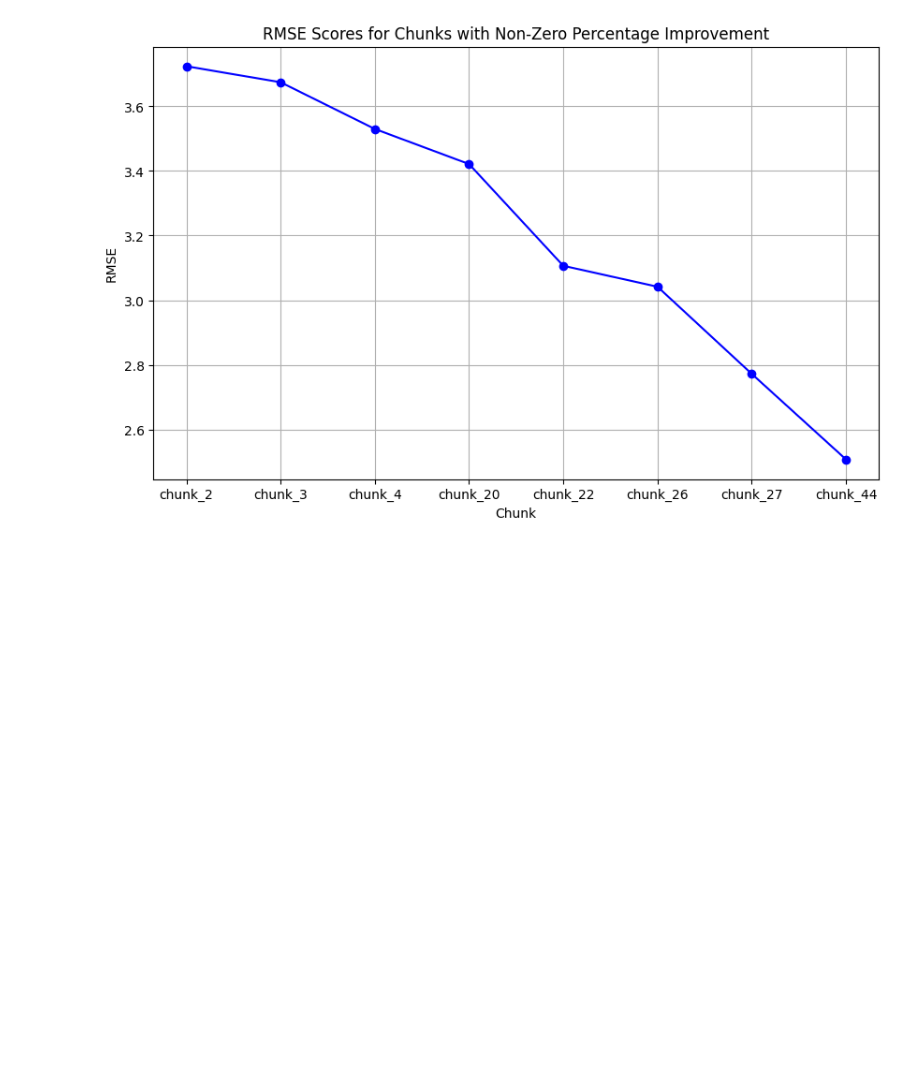
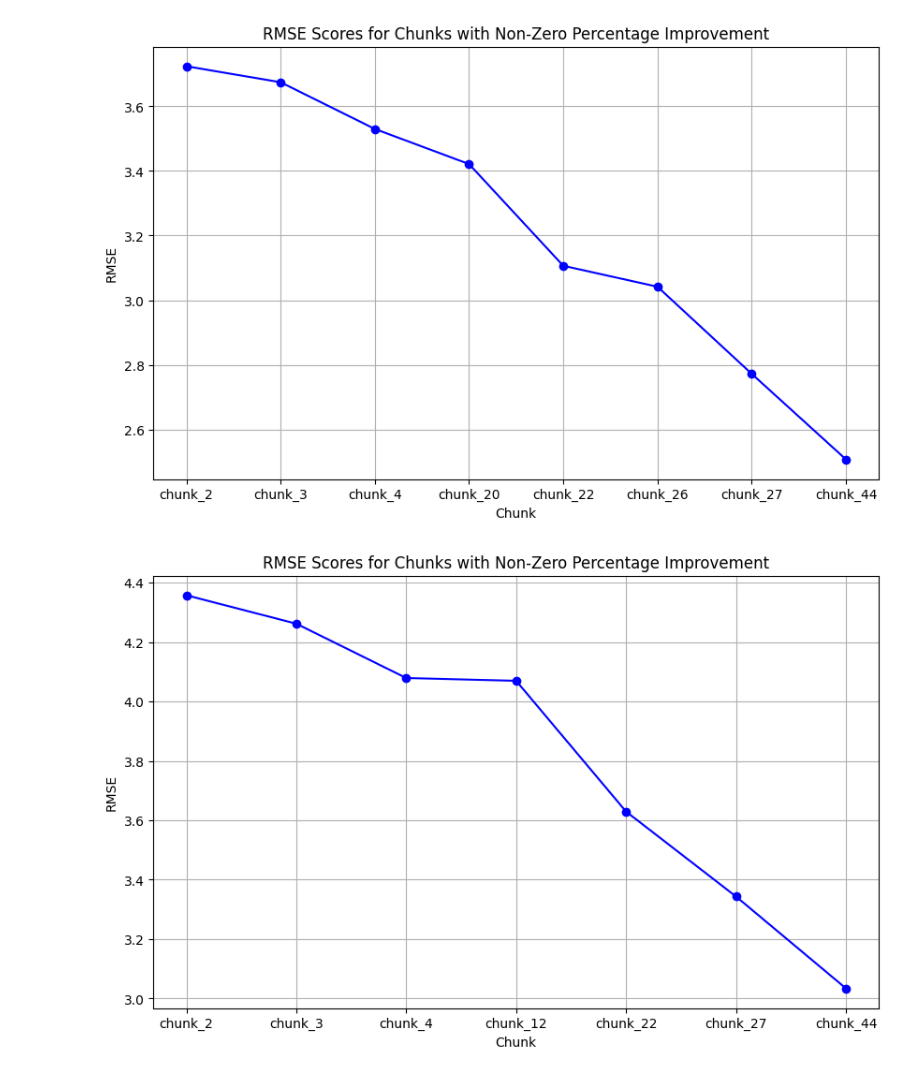
Before and after one commit to NikosSpanos/m151_web_systems_project, a Jupyter notebook: src/plotting.ipynb, the cells around one changed output. Cells and saved outputs as stored; diff of their text form; code cells hidden in the pictures; blank space fills up the shorter version.

Commit message:
project deliverables

```diff
--- a/src/plotting.ipynb
+++ b/src/plotting.ipynb
@@ -70,3 +70,27 @@ plt.grid(True)
 plt.show()
 # %% [output]
 [figure]
+# %%
+import json
+import matplotlib.pyplot as plt
+
+with open("/home/nspanos/m151_web_systems_project/ml_models/trip_duration/20240613/short_trip/metadata/randomforest_regressor_scores.json") as f:
+    data:dict = json.load(f)
+
+chunks = []
+rmse_values = []
+
+for chunk, metrics in data.items():
+    if metrics["percentage_improvement"] != 0.0:
+        chunks.append(chunk)
+        rmse_values.append(metrics["rmse"])
+
+plt.figure(figsize=(10, 6))
+plt.plot(chunks, rmse_values, marker='o', linestyle='-', color='b')
+plt.xlabel('Chunk')
+plt.ylabel('RMSE')
+plt.title('RMSE Scores for Chunks with Non-Zero Percentage Improvement')
+plt.grid(True)
+plt.show()
+# %% [output]
+[figure, added]
```
Also changed, not shown: parts of 1 cell of this notebook, 21 other files.
